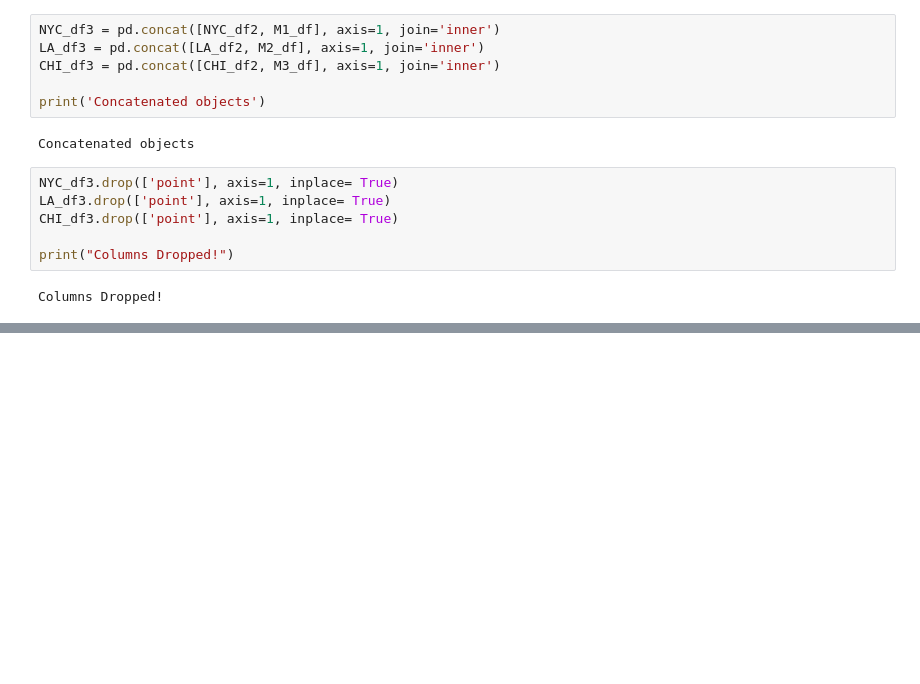
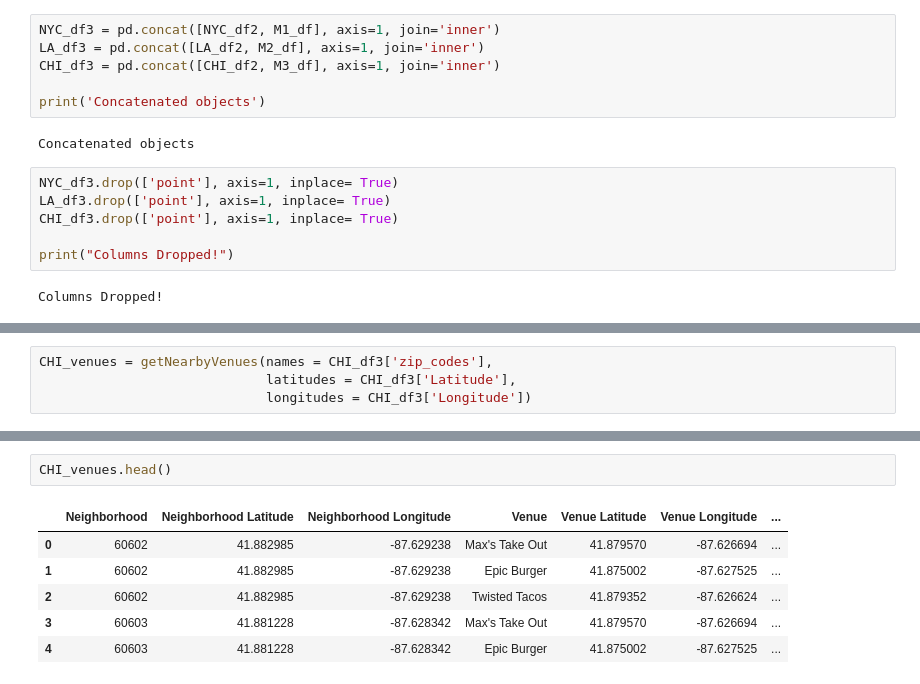
Before and after one commit to FayedPatel/The-Battle-of-Neighborhoods, a Jupyter notebook: The Battle of Neighborhoods.ipynb, the cells around one changed output, grey strips where cells are left out. Drawn from its saved outputs; the diff is of its cells as text; blank space fills up the shorter version.

```diff
--- a/The Battle of Neighborhoods.ipynb
+++ b/The Battle of Neighborhoods.ipynb
@@ -389,0 +667,4 @@ Columns Dropped!
+# %%
+CHI_venues = getNearbyVenues(names = CHI_df3['zip_codes'],
+                             latitudes = CHI_df3['Latitude'],
+                             longitudes = CHI_df3['Longitude'])
@@ -389,0 +689,9 @@ Columns Dropped!
+# %%
+CHI_venues.head()
+# %% [output]
+|  | Neighborhood | Neighborhood Latitude | Neighborhood Longitude | Venue | Venue Latitude | Venue Longitude | ... |
+| 0 | 60602 | 41.882985 | -87.629238 | Max's Take Out | 41.879570 | -87.626694 | ... |
+| 1 | 60602 | 41.882985 | -87.629238 | Epic Burger | 41.875002 | -87.627525 | ... |
+| 2 | 60602 | 41.882985 | -87.629238 | Twisted Tacos | 41.879352 | -87.626624 | ... |
+| 3 | 60603 | 41.881228 | -87.628342 | Max's Take Out | 41.879570 | -87.626694 | ... |
+| 4 | 60603 | 41.881228 | -87.628342 | Epic Burger | 41.875002 | -87.627525 | ... |
```
Also changed, not shown: parts of 23 cells of this notebook, 3 other files.
